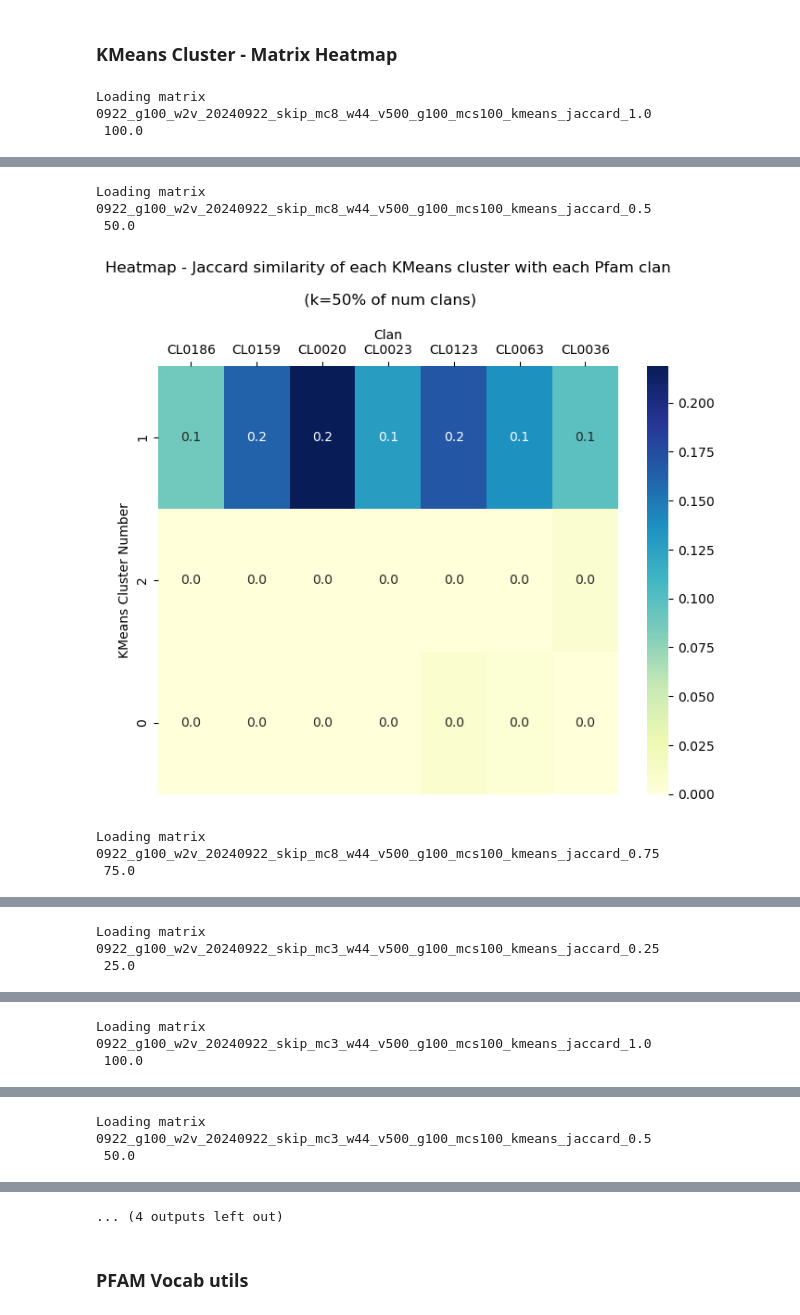
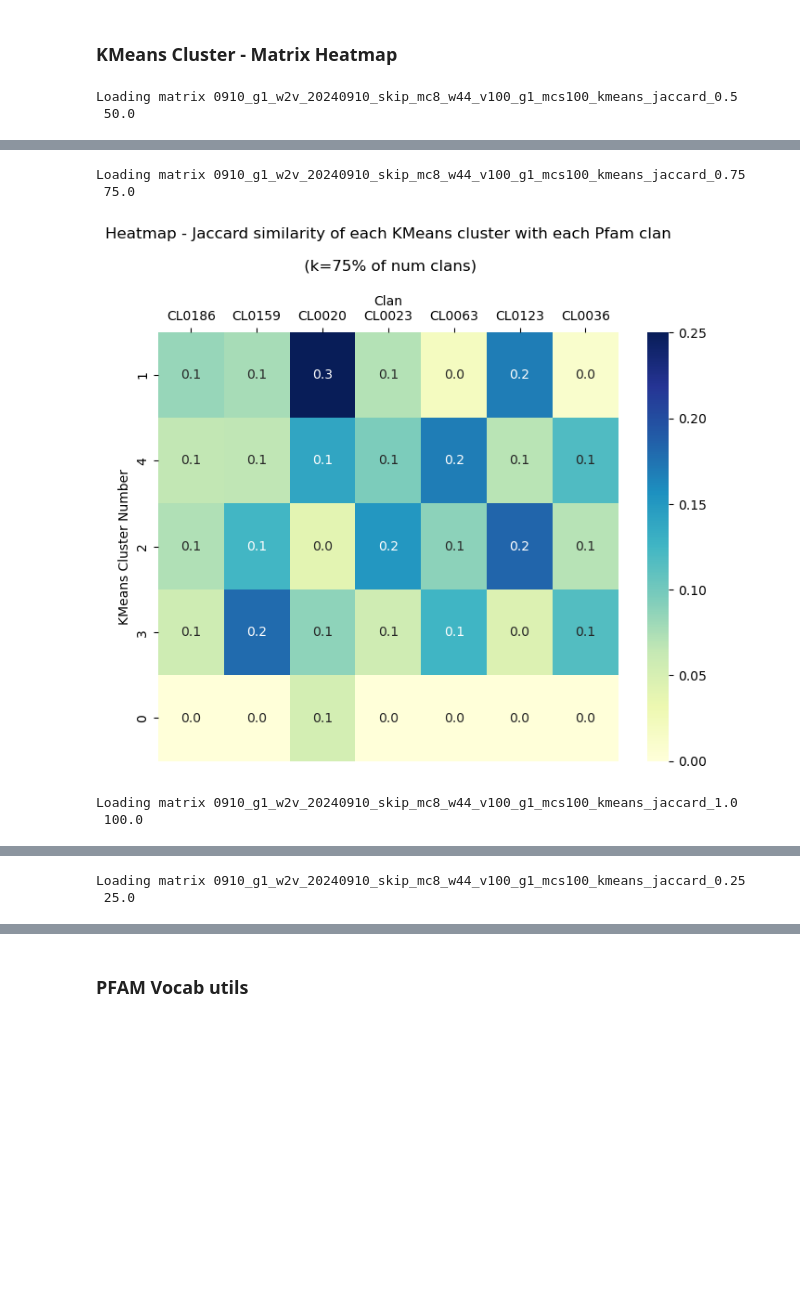
Before and after one commit to greyneuron/COMP_0158_MSC_PROJECT, a Jupyter notebook: code/clustering/w2v_cluster_helper.ipynb, the cells around one changed output, grey strips where cells are left out. Drawn from its saved outputs; the diff is of its cells as text; code cells hidden in the pictures; blank space fills up the shorter version.

```diff
--- a/code/clustering/w2v_cluster_helper.ipynb
+++ b/code/clustering/w2v_cluster_helper.ipynb
@@ -340,7 +361,8 @@ import matplotlib.pyplot as plt
 import numpy as np
 
 
-score_dir='/Users/patrick/dev/ucl/word2vec/COMP_0158_MSC_PROJECT/logs/clustering/0922_g100/matrices/'
+# use w2v_run_clusterin.py to save jaccard similarity matrices to a folder and sepcify that folder here
+score_dir='/Users/patrick/dev/ucl/word2vec/COMP_0158_MSC_PROJECT/data/clusters/sim_matrices/'
 
 matrix_files     = find_files(score_dir, 'npy')
 for matrix_file_info in matrix_files:
@@ -372,5 +394,5 @@ for matrix_file_info in matrix_files:
     plt.title(f"Heatmap - Jaccard similarity of each KMeans cluster with each Pfam clan\n\n (k={int(k_percent)}% of num clans)\n")
     plt.show()
 # %% [output]
-Loading matrix 0922_g100_w2v_20240922_skip_mc8_w44_v500_g100_mcs100_kmeans_jaccard_1.0
- 100.0
+Loading matrix 0910_g1_w2v_20240910_skip_mc8_w44_v100_g1_mcs100_kmeans_jaccard_0.5
+ 50.0
@@ -378,5 +400,5 @@ Loading matrix 0922_g100_w2v_20240922_skip_mc8_w44_v500_g100_mcs100_kmeans_jacca
-Loading matrix 0922_g100_w2v_20240922_skip_mc8_w44_v500_g100_mcs100_kmeans_jaccard_0.5
- 50.0
+Loading matrix 0910_g1_w2v_20240910_skip_mc8_w44_v100_g1_mcs100_kmeans_jaccard_0.75
+ 75.0
-[figure, old version]
+[figure, new version]
-Loading matrix 0922_g100_w2v_20240922_skip_mc8_w44_v500_g100_mcs100_kmeans_jaccard_0.75
- 75.0
+Loading matrix 0910_g1_w2v_20240910_skip_mc8_w44_v100_g1_mcs100_kmeans_jaccard_1.0
+ 100.0
@@ -384,2 +406,2 @@ Loading matrix 0922_g100_w2v_20240922_skip_mc8_w44_v500_g100_mcs100_kmeans_jacca
-Loading matrix 0922_g100_w2v_20240922_skip_mc3_w44_v500_g100_mcs100_kmeans_jaccard_0.25
+Loading matrix 0910_g1_w2v_20240910_skip_mc8_w44_v100_g1_mcs100_kmeans_jaccard_0.25
  25.0
@@ -387,2 +408,0 @@ Loading matrix 0922_g100_w2v_20240922_skip_mc3_w44_v500_g100_mcs100_kmeans_jacca
-Loading matrix 0922_g100_w2v_20240922_skip_mc3_w44_v500_g100_mcs100_kmeans_jaccard_1.0
- 100.0
@@ -390,2 +408,0 @@ Loading matrix 0922_g100_w2v_20240922_skip_mc3_w44_v500_g100_mcs100_kmeans_jacca
-Loading matrix 0922_g100_w2v_20240922_skip_mc3_w44_v500_g100_mcs100_kmeans_jaccard_0.5
- 50.0
@@ -393,4 +409,3 @@ Loading matrix 0922_g100_w2v_20240922_skip_mc3_w44_v500_g100_mcs100_kmeans_jacca
-... (4 outputs left out)
 # %% [markdown]
 ### PFAM Vocab utils
 # %%
```
Also changed, not shown: parts of 6 cells of this notebook, 5 other files.
